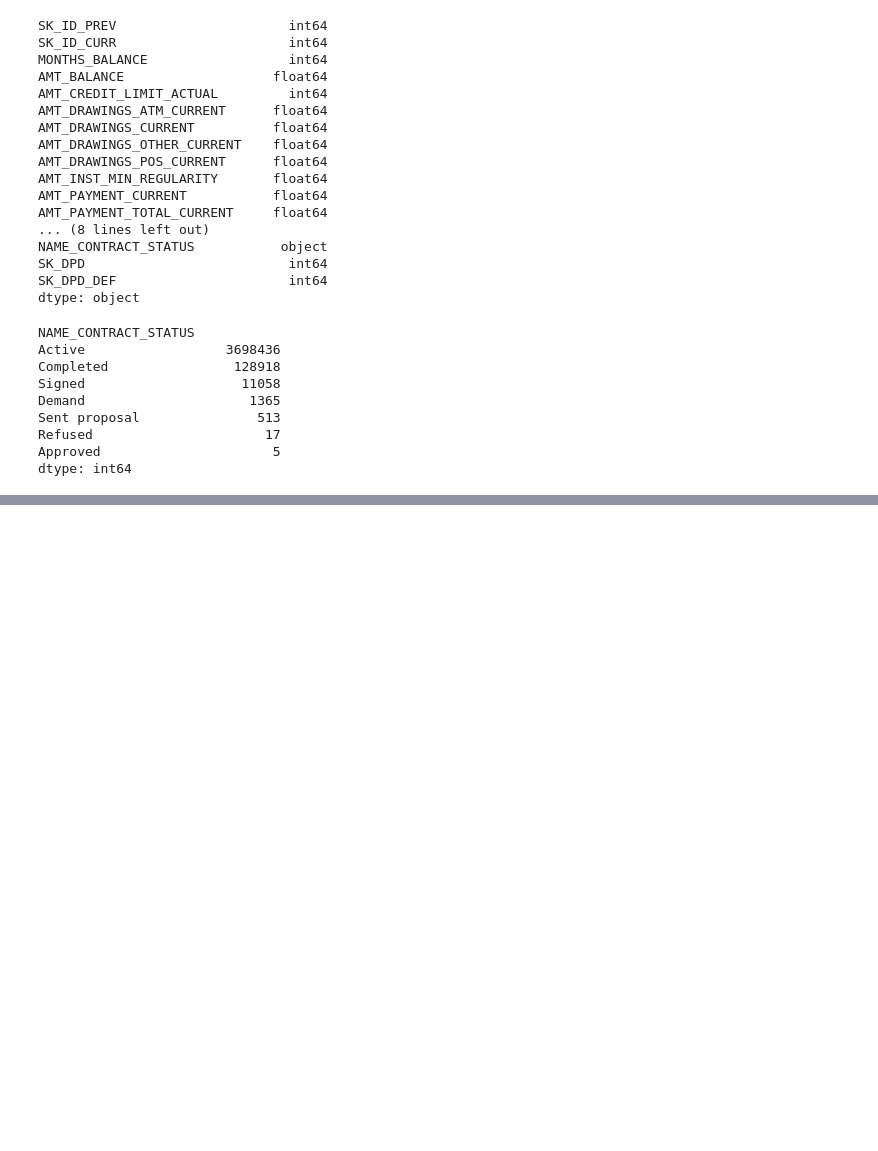
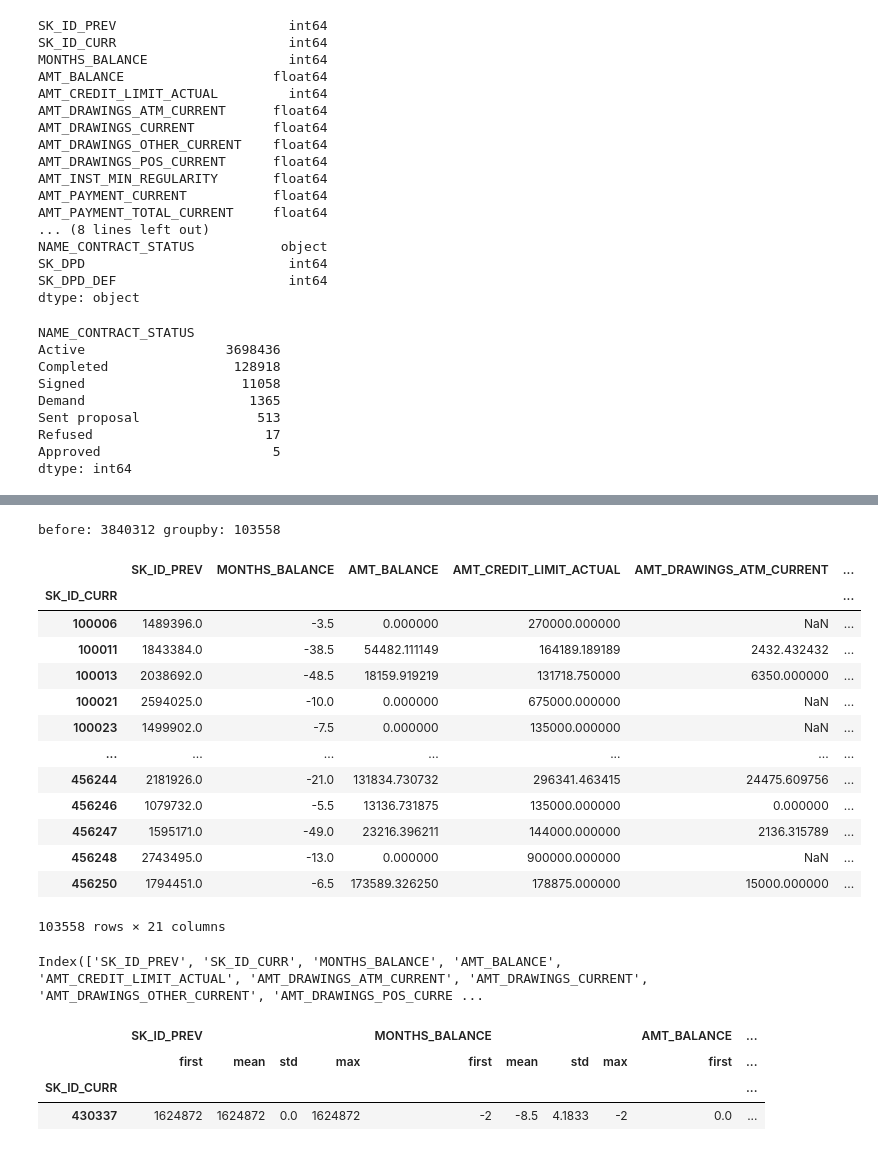
Before and after one commit to MaximilianJG/home-credit-default-risk, a Jupyter notebook: notebooks/Max-initial-exploration.ipynb, the cells around one changed output, grey strips where cells are left out. Drawn from its saved outputs; the diff is of its cells as text; code cells hidden in the pictures; blank space fills up the shorter version.

```diff
--- a/notebooks/Max-initial-exploration.ipynb
+++ b/notebooks/Max-initial-exploration.ipynb
@@ -232,0 +247,38 @@ class Data:
+# %%
+print("before:", credit_card_balance_df.shape[0], "groupby:", credit_card_balance_df.groupby("SK_ID_CURR").agg("count").shape[0])
+# %% [output]
+before: 3840312 groupby: 103558
+# %%
+credit_card_balance_df.groupby("SK_ID_CURR").agg("mean")
+# %% [output]
+|  | SK_ID_PREV | MONTHS_BALANCE | AMT_BALANCE | AMT_CREDIT_LIMIT_ACTUAL | AMT_DRAWINGS_ATM_CURRENT | ... |
+| SK_ID_CURR |  |  |  |  |  | ... |
+| 100006 | 1489396.0 | -3.5 | 0.000000 | 270000.000000 | NaN | ... |
+| 100011 | 1843384.0 | -38.5 | 54482.111149 | 164189.189189 | 2432.432432 | ... |
+| 100013 | 2038692.0 | -48.5 | 18159.919219 | 131718.750000 | 6350.000000 | ... |
+| 100021 | 2594025.0 | -10.0 | 0.000000 | 675000.000000 | NaN | ... |
+| 100023 | 1499902.0 | -7.5 | 0.000000 | 135000.000000 | NaN | ... |
+| ... | ... | ... | ... | ... | ... | ... |
+| 456244 | 2181926.0 | -21.0 | 131834.730732 | 296341.463415 | 24475.609756 | ... |
+| 456246 | 1079732.0 | -5.5 | 13136.731875 | 135000.000000 | 0.000000 | ... |
+| 456247 | 1595171.0 | -49.0 | 23216.396211 | 144000.000000 | 2136.315789 | ... |
+| 456248 | 2743495.0 | -13.0 | 0.000000 | 900000.000000 | NaN | ... |
+| 456250 | 1794451.0 | -6.5 | 173589.326250 | 178875.000000 | 15000.000000 | ... |
+103558 rows × 21 columns
+# %%
+credit_card_balance_df.columns
+
+
+## Aggregation Functions
+
+## Mean:
+## AMT_BALANCE,
+# %% [output]
+Index(['SK_ID_PREV', 'SK_ID_CURR', 'MONTHS_BALANCE', 'AMT_BALANCE', 'AMT_CREDIT_LIMIT_ACTUAL', 'AMT_DRAWINGS_ATM_CURRENT', 'AMT_DRAWINGS_CURRENT', 'AMT_DRAWINGS_OTHER_CURRENT', 'AMT_DRAWINGS_POS_CURRE ...
+# %%
+credit_card_balance_df.query("SK_ID_CURR == 430337").sort_values(by="MONTHS_BALANCE", ascending=False).groupby("SK_ID_CURR").agg(["first", "mean", "std", "max"])
+# %% [output]
+|  | SK_ID_PREV |  |  |  | MONTHS_BALANCE |  |  |  | AMT_BALANCE | ... |
+|  | first | mean | std | max | first | mean | std | max | first | ... |
+| SK_ID_CURR |  |  |  |  |  |  |  |  |  | ... |
+| 430337 | 1624872 | 1624872 | 0.0 | 1624872 | -2 | -8.5 | 4.1833 | -2 | 0.0 | ... |
```
Also changed, not shown: parts of 10 cells of this notebook, 2 other files.
